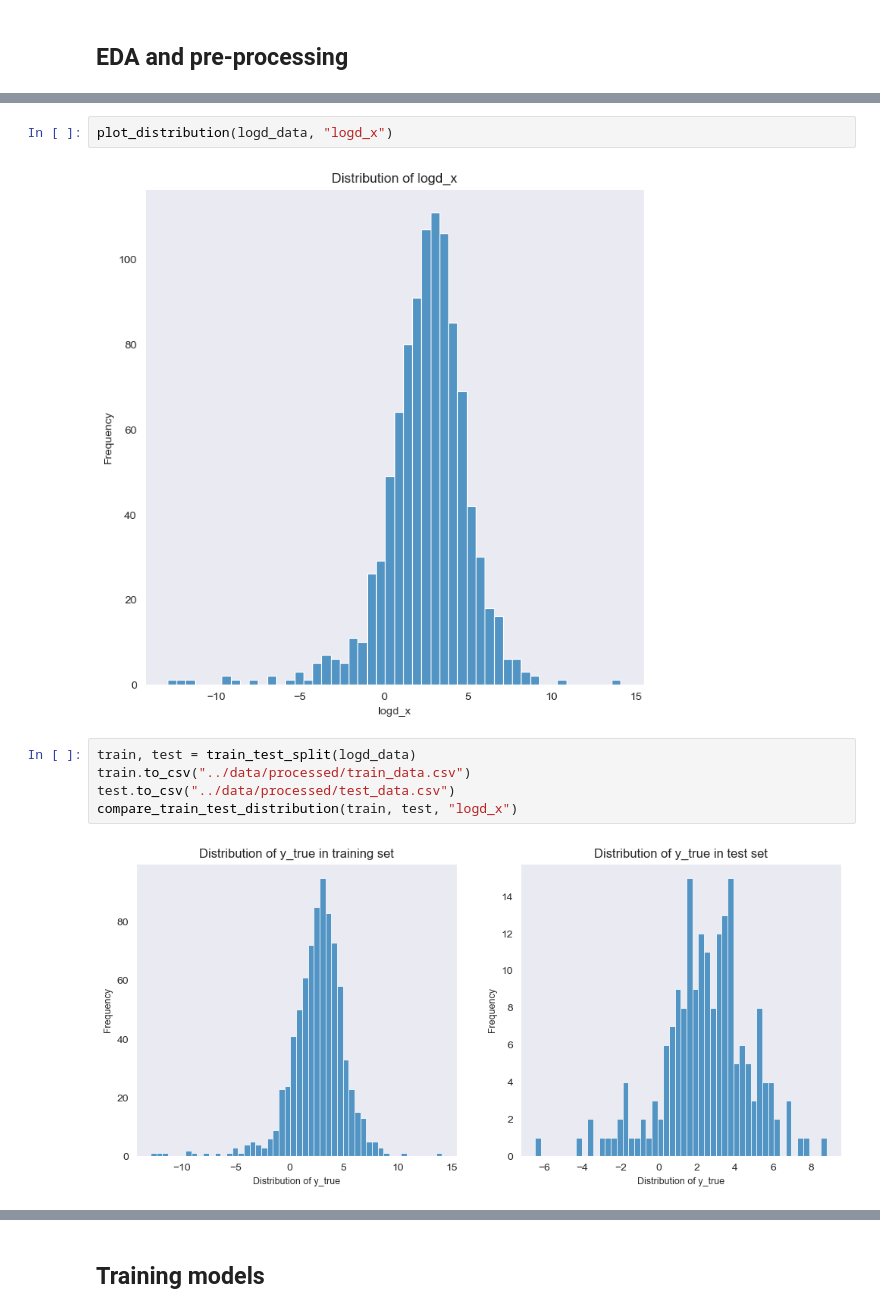
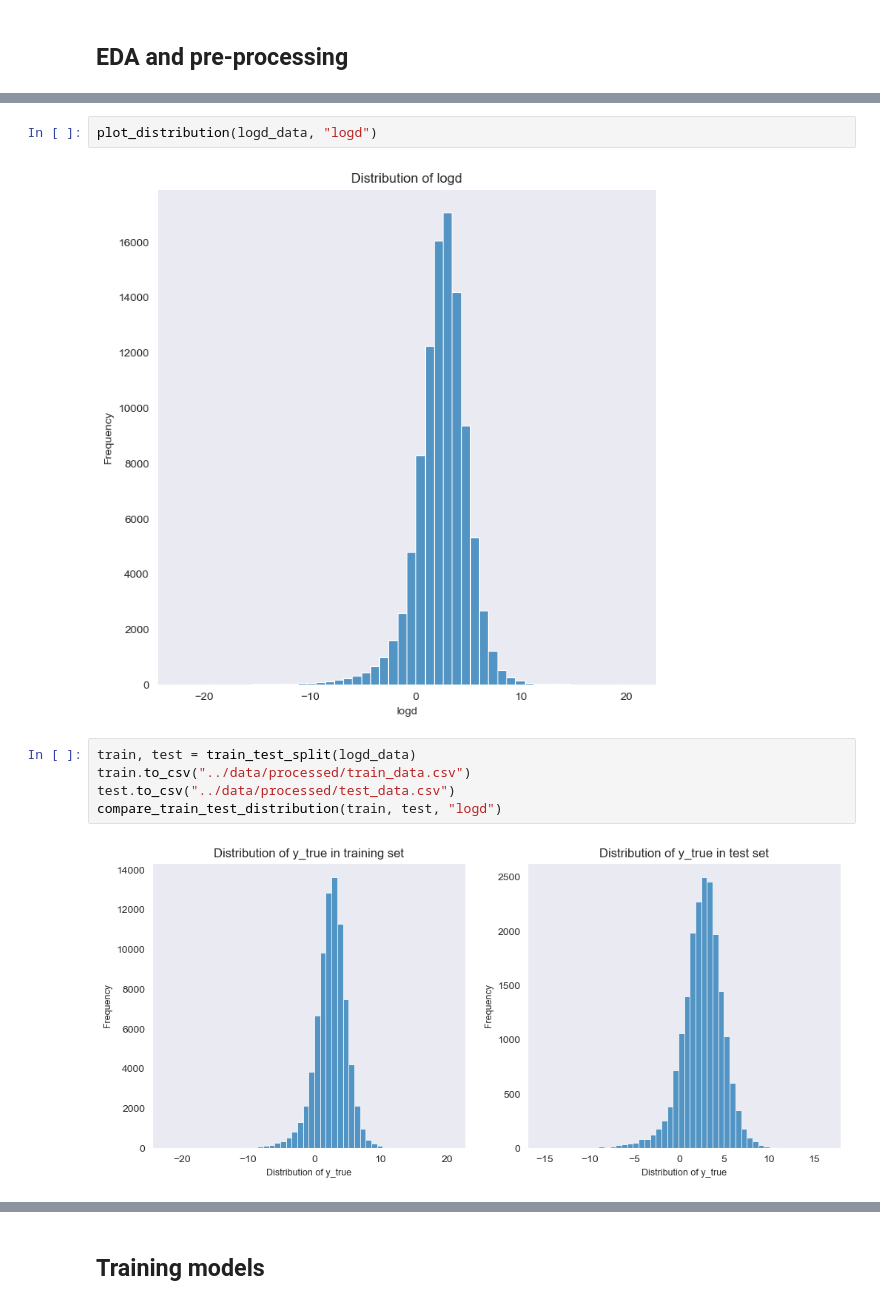
Before and after one commit to jonswain/logd_and_pka, a Jupyter notebook: notebooks/1.0-JS-EDA-SKLearn.ipynb, the cells around one changed output, grey strips where cells are left out. Cells and saved outputs as stored; diff of their text form.

Commit message:
Retrain with 100k data points

```diff
--- a/notebooks/1.0-JS-EDA-SKLearn.ipynb
+++ b/notebooks/1.0-JS-EDA-SKLearn.ipynb
@@ -47,14 +52,14 @@ logd_data.head(2)
 # %%
-plot_distribution(logd_data, "logd_x")
+plot_distribution(logd_data, "logd")
 # %% [output]
-[figure, old version]
+[figure, new version]
 # %%
 train, test = train_test_split(logd_data)
 train.to_csv("../data/processed/train_data.csv")
 test.to_csv("../data/processed/test_data.csv")
-compare_train_test_distribution(train, test, "logd_x")
+compare_train_test_distribution(train, test, "logd")
 # %% [output]
-[figure, old version]
+[figure, new version]
 # %%
 training_desc = all_descriptors(train)
 training_desc.to_csv("../data/processed/train_desc.csv")
```
Also changed, not shown: parts of 4 cells of this notebook, 4 other files.
